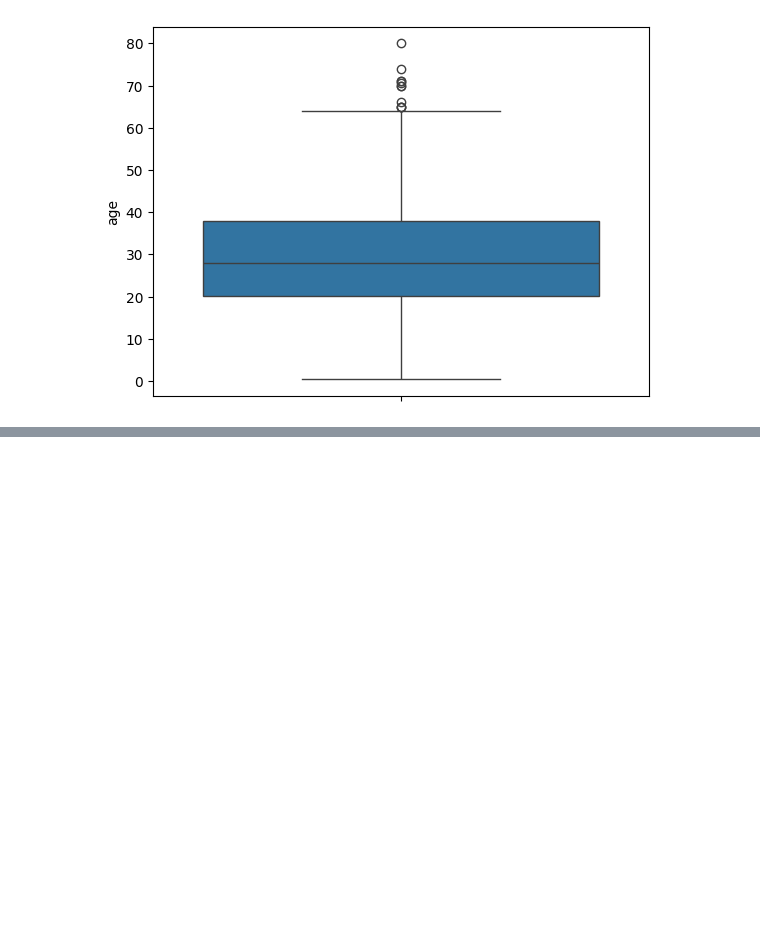
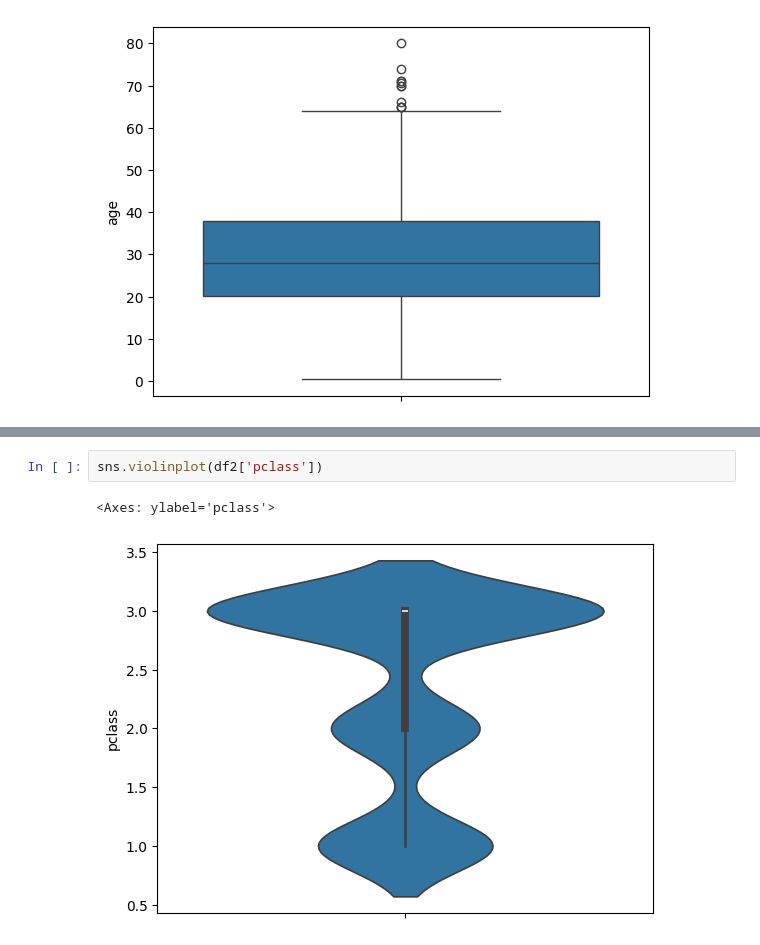
Before and after one commit to Bikash61/Daily-task, a Jupyter notebook: 05 DATA VISULIZATION/univariate visulization(Numeric).ipynb, the cells around one changed output, grey strips where cells are left out. Saved outputs shown, nothing was run; the diff lists cells and outputs as text; blank space fills up the shorter version.

```diff
--- a/05 DATA VISULIZATION/univariate visulization(Numeric).ipynb
+++ b/05 DATA VISULIZATION/univariate visulization(Numeric).ipynb
@@ -158,0 +164,5 @@ sns.boxplot(df2['age'])
+# %%
+sns.violinplot(df2['pclass'])
+# %% [output]
+<Axes: ylabel='pclass'>
+[figure, added]
```
Also changed, not shown: parts of 1 cell of this notebook.
